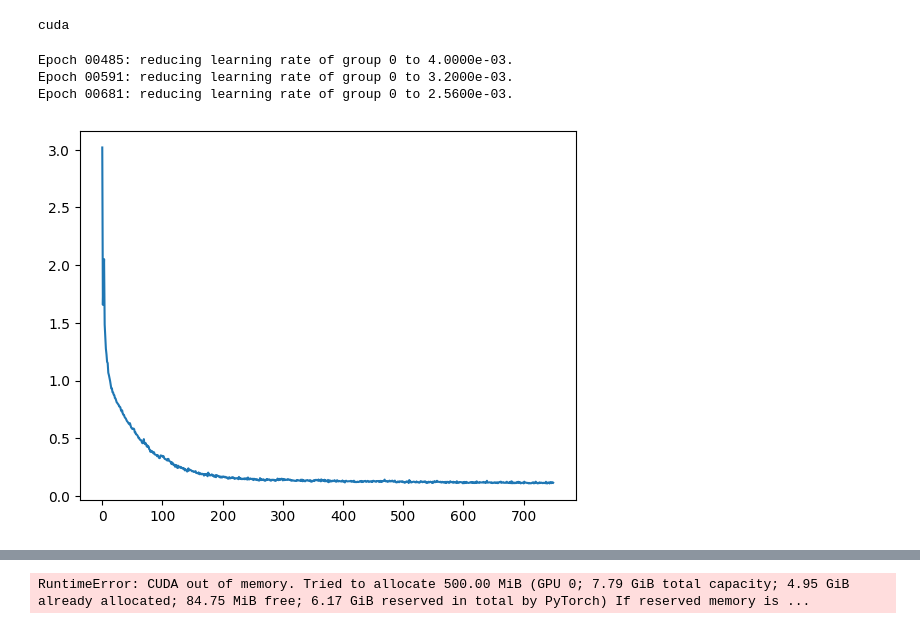
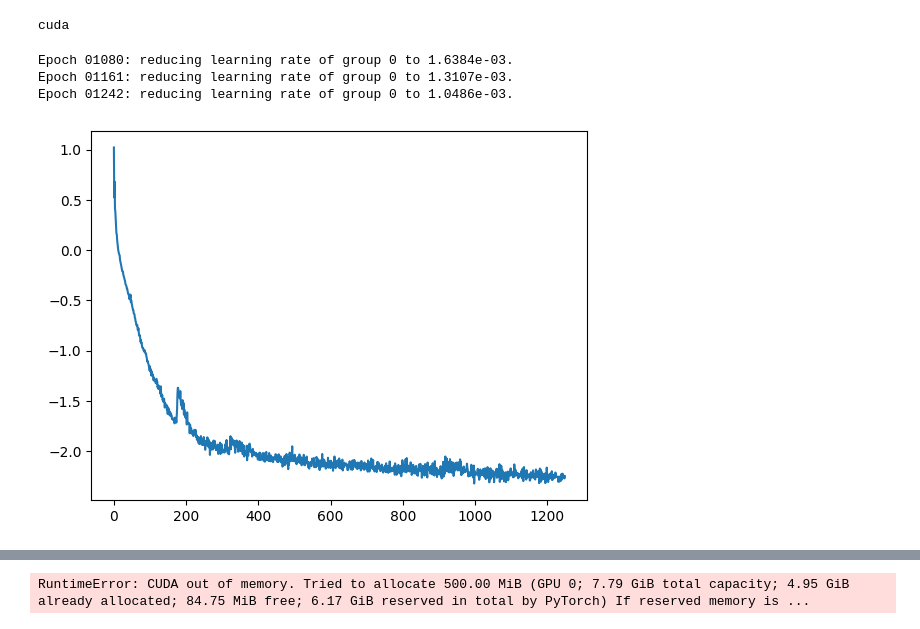
Before and after one commit to HeiseMax/RectifiedFlow, a Jupyter notebook: MNIST_1a4_Unet_big.ipynb, the cells around one changed output, grey strips where cells are left out. Drawn from its saved outputs; the diff is of its cells as text; code cells hidden in the pictures.

```diff
--- a/MNIST_1a4_Unet_big.ipynb
+++ b/MNIST_1a4_Unet_big.ipynb
@@ -72,5 +65,5 @@ input_shape = (batch_size, 2, 32, 32)
 # %%
-v_model_1 = U_Net_big(input_shape=input_shape, output_channels=1, initial_lr=5e-3, momentum=0.9, weight_decay=0.0)
+v_model_1 = U_Net_big(input_shape=input_shape, output_channels=1)
 rectified_flow_1 = RectifiedFlow_Unet(v_model_1, device)
 # %%
 optimizer_1 = torch.optim.Adam(rectified_flow_1.v_model.parameters(), lr=5e-3)
@@ -79,14 +72,14 @@ optimizer_1 = torch.optim.Adam(rectified_flow_1.v_model.parameters(), lr=5e-3)
 #optimizer_1 = torch.optim.SGD(rectified_flow_1.v_model.parameters(), lr=5e-3, momentum=0.99)
 scheduler_1 = optim.lr_scheduler.ReduceLROnPlateau(optimizer_1, factor=0.8, patience=80, verbose=True)
 # %%
-rectified_flow_1 = train_rectified_flow_Unet(rectified_flow_1, optimizer_1, scheduler_1, train_dataloader, device, epochs=15)
+rectified_flow_1 = train_rectified_flow_Unet(rectified_flow_1, optimizer_1, scheduler_1, train_dataloader, device, epochs=10)
 # %% [output]
-Epoch 00485: reducing learning rate of group 0 to 4.0000e-03.
-Epoch 00591: reducing learning rate of group 0 to 3.2000e-03.
-Epoch 00681: reducing learning rate of group 0 to 2.5600e-03.
+Epoch 01080: reducing learning rate of group 0 to 1.6384e-03.
+Epoch 01161: reducing learning rate of group 0 to 1.3107e-03.
+Epoch 01242: reducing learning rate of group 0 to 1.0486e-03.
 # %%
-plt.plot(rectified_flow_1.loss_curve)
+plt.plot(np.log(rectified_flow_1.loss_curve))
 plt.show()
 # %% [output]
-[figure, old version]
+[figure, new version]
 # %%
```
Also changed, not shown: parts of 12 cells of this notebook, 40 other files.
